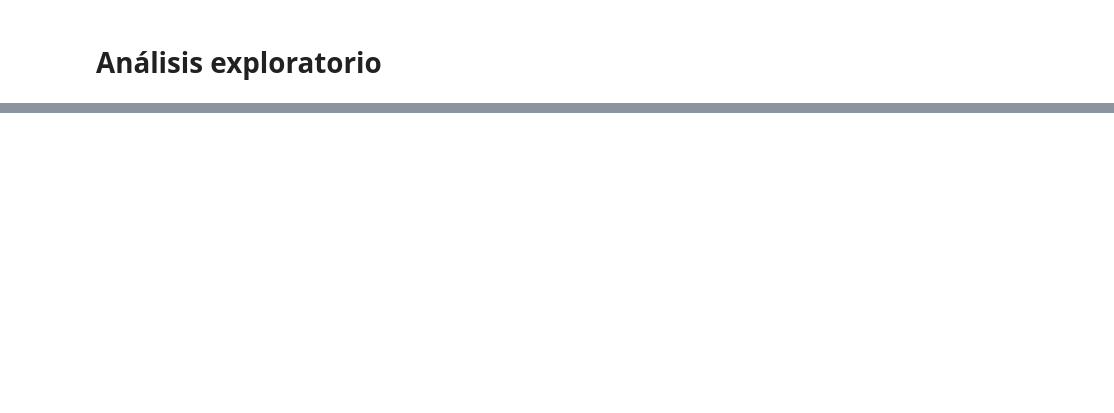
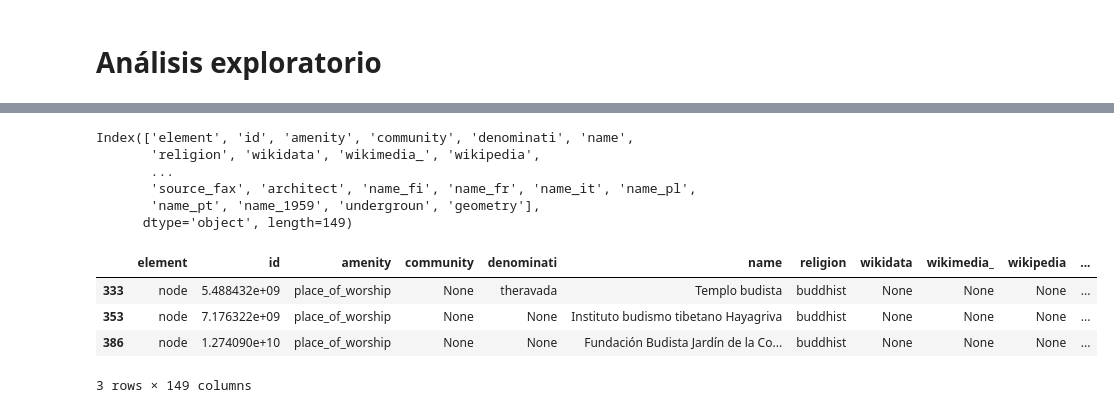
Before and after one commit to APapayaWarrior/madridAccessibility, a Jupyter notebook: Analysis/exploratorio/templos_osm.ipynb, the cells around one changed output, grey strips where cells are left out. Cells and saved outputs as stored; diff of their text form; code cells hidden in the pictures; blank space fills up the shorter version.

```diff
--- a/Analysis/exploratorio/templos_osm.ipynb
+++ b/Analysis/exploratorio/templos_osm.ipynb
@@ -608,0 +632,18 @@ gdf_templosDesc[nameList + ['old_name']].dropna(subset=nameList[1:] + ['old_name
+# %%
+gdf_templosMetro.columns
+# %% [output]
+Index(['element', 'id', 'amenity', 'community', 'denominati', 'name',
+       'religion', 'wikidata', 'wikimedia_', 'wikipedia',
+       ...
+       'source_fax', 'architect', 'name_fi', 'name_fr', 'name_it', 'name_pl',
+       'name_pt', 'name_1959', 'undergroun', 'geometry'],
+      dtype='object', length=149)
+# %%
+gdf_templosMetro = gpd.read_file('/home/izzy/Documents/tfm/data/Analysis/exploratorio/templos_osmMetroArea.shp')
+gdf_templosMetro[gdf_templosMetro['religion'] == 'buddhist']
+# %% [output]
+|  | element | id | amenity | community | denominati | name | religion | wikidata | wikimedia_ | wikipedia | ... |
+| 333 | node | 5.488432e+09 | place_of_worship | None | theravada | Templo budista | buddhist | None | None | None | ... |
+| 353 | node | 7.176322e+09 | place_of_worship | None | None | Instituto budismo tibetano Hayagriva | buddhist | None | None | None | ... |
+| 386 | node | 1.274090e+10 | place_of_worship | None | None | Fundación Budista Jardín de la Co... | buddhist | None | None | None | ... |
+3 rows × 149 columns
```
Also changed, not shown: parts of 15 cells of this notebook, 5 other files.
